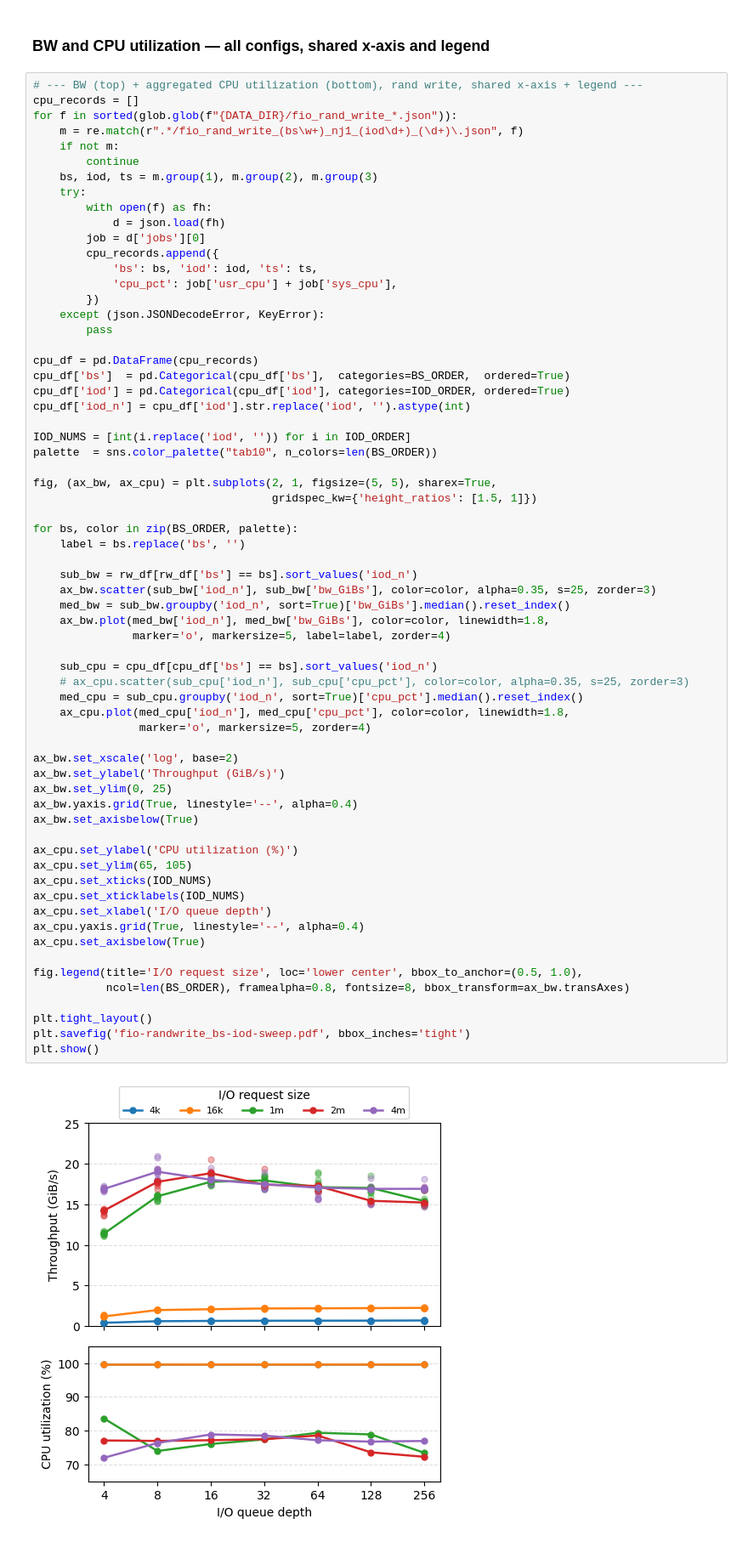
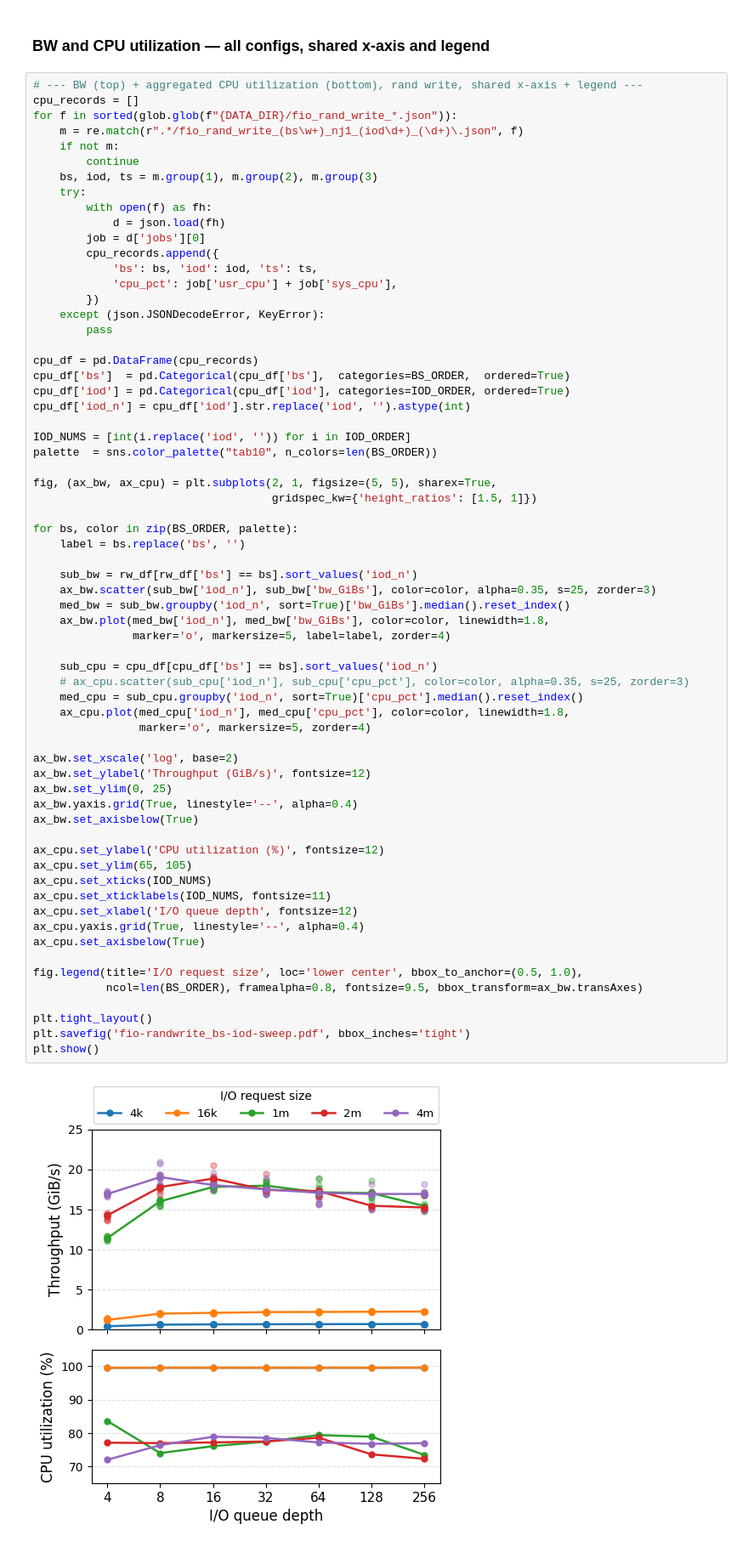
Before and after one commit to cissieAB/pdsw26_daos-bench, a Jupyter notebook: results/testbed/fio-dfs-iod-bs-sweep/fio_iod-bs_run-cmp.ipynb, the cells around one changed output. Shown at 85% size. Drawn from its saved outputs; the diff is of its cells as text.

```diff
--- a/results/testbed/fio-dfs-iod-bs-sweep/fio_iod-bs_run-cmp.ipynb
+++ b/results/testbed/fio-dfs-iod-bs-sweep/fio_iod-bs_run-cmp.ipynb
@@ -480,36 +480,36 @@ for bs, color in zip(BS_ORDER, palette):
     label = bs.replace('bs', '')
 
     sub_bw = rw_df[rw_df['bs'] == bs].sort_values('iod_n')
     ax_bw.scatter(sub_bw['iod_n'], sub_bw['bw_GiBs'], color=color, alpha=0.35, s=25, zorder=3)
     med_bw = sub_bw.groupby('iod_n', sort=True)['bw_GiBs'].median().reset_index()
     ax_bw.plot(med_bw['iod_n'], med_bw['bw_GiBs'], color=color, linewidth=1.8,
                marker='o', markersize=5, label=label, zorder=4)
 
     sub_cpu = cpu_df[cpu_df['bs'] == bs].sort_values('iod_n')
     # ax_cpu.scatter(sub_cpu['iod_n'], sub_cpu['cpu_pct'], color=color, alpha=0.35, s=25, zorder=3)
     med_cpu = sub_cpu.groupby('iod_n', sort=True)['cpu_pct'].median().reset_index()
     ax_cpu.plot(med_cpu['iod_n'], med_cpu['cpu_pct'], color=color, linewidth=1.8,
                 marker='o', markersize=5, zorder=4)
 
 ax_bw.set_xscale('log', base=2)
-ax_bw.set_ylabel('Throughput (GiB/s)')
+ax_bw.set_ylabel('Throughput (GiB/s)', fontsize=12)
 ax_bw.set_ylim(0, 25)
 ax_bw.yaxis.grid(True, linestyle='--', alpha=0.4)
 ax_bw.set_axisbelow(True)
 
-ax_cpu.set_ylabel('CPU utilization (%)')
+ax_cpu.set_ylabel('CPU utilization (%)', fontsize=12)
 ax_cpu.set_ylim(65, 105)
 ax_cpu.set_xticks(IOD_NUMS)
-ax_cpu.set_xticklabels(IOD_NUMS)
-ax_cpu.set_xlabel('I/O queue depth')
+ax_cpu.set_xticklabels(IOD_NUMS, fontsize=11)
+ax_cpu.set_xlabel('I/O queue depth', fontsize=12)
 ax_cpu.yaxis.grid(True, linestyle='--', alpha=0.4)
 ax_cpu.set_axisbelow(True)
 
 fig.legend(title='I/O request size', loc='lower center', bbox_to_anchor=(0.5, 1.0),
-           ncol=len(BS_ORDER), framealpha=0.8, fontsize=8, bbox_transform=ax_bw.transAxes)
+           ncol=len(BS_ORDER), framealpha=0.8, fontsize=9.5, bbox_transform=ax_bw.transAxes)
 
 plt.tight_layout()
 plt.savefig('fio-randwrite_bs-iod-sweep.pdf', bbox_inches='tight')
 plt.show()
 # %% [output]
-[figure, old version]
+[figure, new version]
```
Also changed, not shown: 3 other files.
